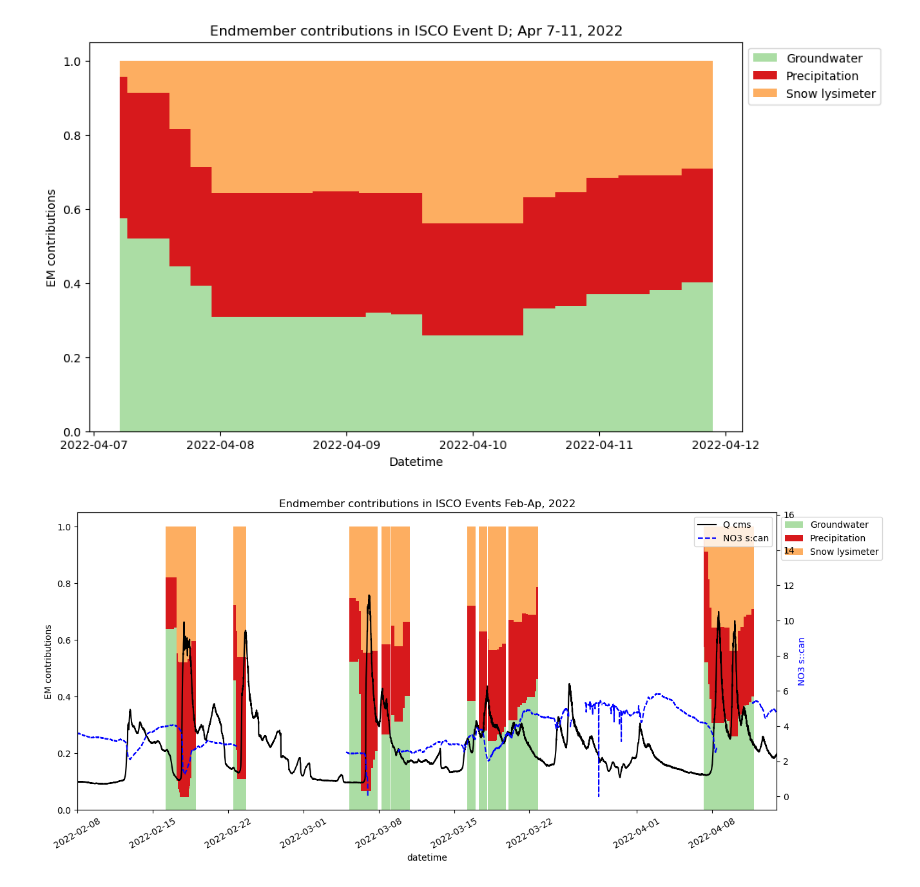
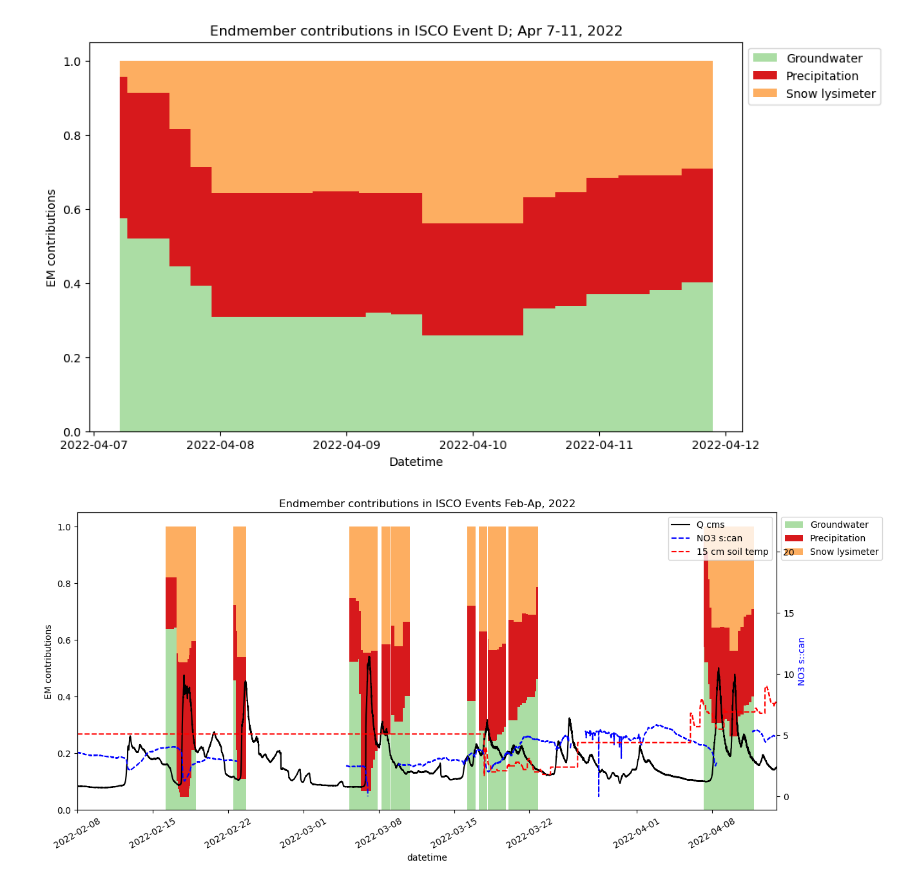
Before and after one commit to MeganEDuffy/EMMA, a Jupyter notebook: notebooks/Hungerford_2022_ISCO_EMMA.ipynb, the cells around one changed output. Drawn from its saved outputs; the diff is of its cells as text; code cells hidden in the pictures.

Commit message:
rearranged emma dir

```diff
--- a/notebooks/Hungerford_2022_ISCO_EMMA.ipynb
+++ b/notebooks/Hungerford_2022_ISCO_EMMA.ipynb
@@ -243,6 +243,8 @@ streamflow_data = pd.read_csv("data/Data_for_EMMA_2022_HB.csv")
 
 # Load s::can NO3 and TP data from csv
 scan_data = pd.read_csv("/home/millieginty/OneDrive/git-repos/cQ_analysis/millar2021_R_separation_hysteresis/sonya-may24/data/hb_q_chem copy.csv")
+
+soil_data = pd.read_csv("/home/millieginty/OneDrive/git-repos/EMMA/data/soil-sensor/Temperature.SoilTemp_15cm@HD_pit1.20210801.csv")
 
 # Convert Date and Time strings to combined datetime that we'll index
 streamflow_data['datetime'] = pd.to_datetime(streamflow_data['Date'] + ' ' + streamflow_data['Time'])
@@ -324,6 +326,9 @@ scan_data['datetime'] = pd.to_datetime(scan_data['datetime'])
 # Convert the timezone-aware datetime to timezone-naive
 scan_data['datetime'] = pd.to_datetime(scan_data['datetime']).dt.tz_convert(None)
 
+# Convert the timezone-aware datetime to timezone-naive
+soil_data['ISO 8601 UTC'] = pd.to_datetime(soil_data['ISO 8601 UTC']).dt.tz_convert(None)
+
 # Merge aggregated nitrate data with fractions_df on 'Date'
 event1_df = pd.concat([fractions_df.set_index('datetime'), nitrate_data_agg.set_index('datetime')], axis=1)
 #event1_df = pd.concat([fractions_df.set_index('datetime'), scan_data.set_index('datetime')], axis=1)
@@ -346,31 +351,32 @@ for column, color in colors.items():
     if bottom is None:
         bottom = event1_df[column].values
     else:
         bottom += event1_df[column].values
 
 ax1.set_xlabel('datetime')
 ax1.set_ylabel('EM contributions')
 ax1.set_title('Endmember contributions in ISCO Events Feb-Ap, 2022')
 
 # Set x-axis limits
 start_date = pd.to_datetime("2022-02-08 00:00:00")
 end_date = pd.to_datetime("2022-04-14 00:00:00")
 ax1.set_xlim([start_date, end_date])
 
 # Rotate x-axis tick labels
 plt.xticks(rotation=30)
 
 # Place legend outside the plot on the left
 ax1.legend(loc='upper left', bbox_to_anchor=(1, 1))
 
 # Create a secondary y-axis for nitrate concentration
 ax2 = ax1.twinx()
 #ax2.plot(event1_df.index, event1_df['NO3_mg_L'], color='blue', label='NO3_mg_L', linestyle='--')
 ax2.plot(scan_data['datetime'], scan_data['q_cms_hb'], color='black', label='Q cms', linestyle='-')
 ax2.plot(nitrate_scan_agg['datetime'], nitrate_scan_agg['NO3'], color='blue', label='NO3 s:can', linestyle='--')
+ax2.plot(soil_data['ISO 8601 UTC'], soil_data['Value'], color='red', label='15 cm soil temp', linestyle='--')
 ax2.set_ylabel('NO3 s::can', color='blue')
 ax2.legend(loc='upper right')
 
 plt.show()
 # %% [output]
-[figure, old version]
+[figure, new version]
```
Also changed, not shown: parts of 4 cells of this notebook, 31 other files.
